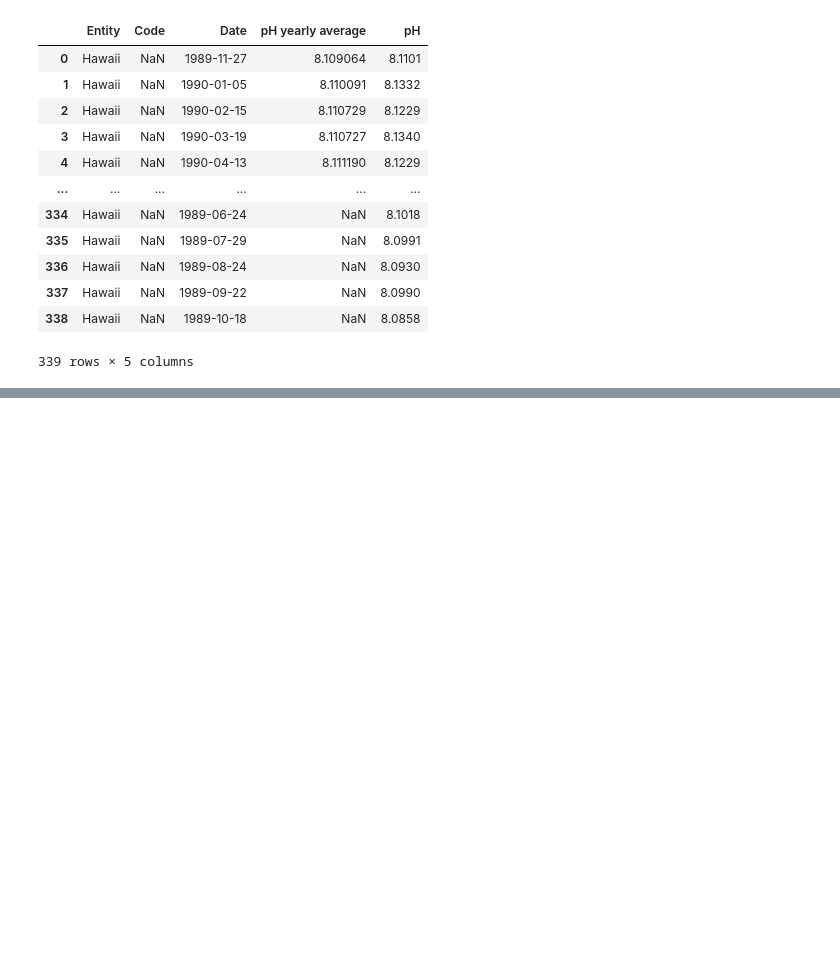
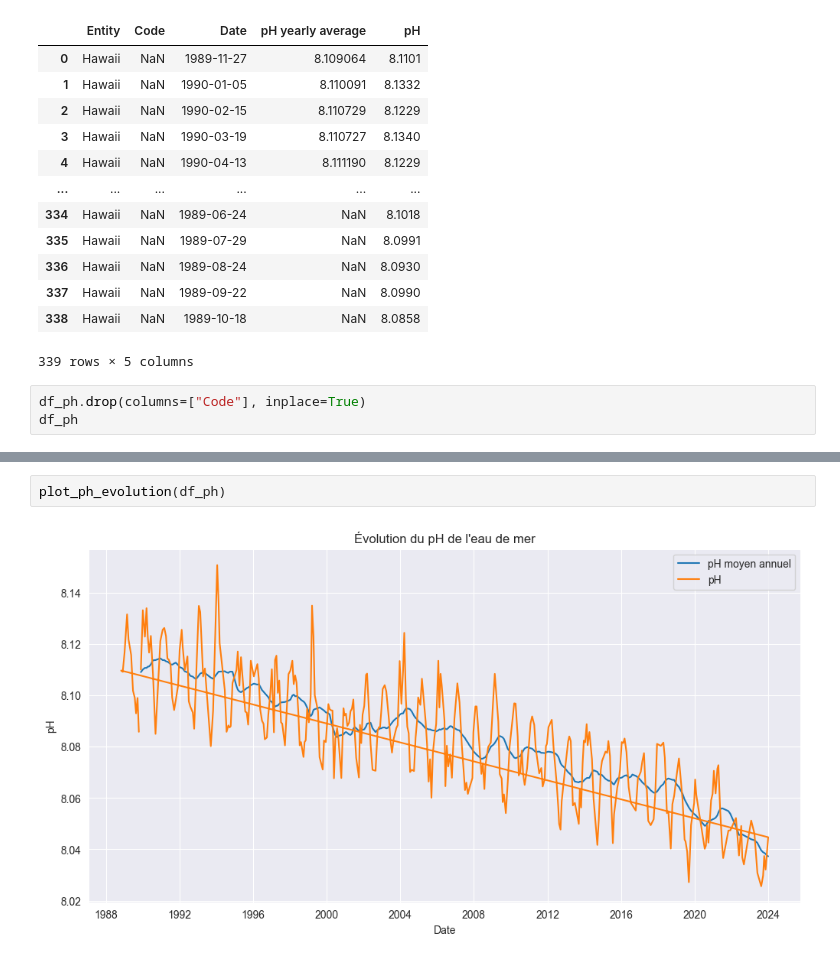
Before and after one commit to Juliendnte/OceanState_Analysis, a Jupyter notebook: oceanstate_analysis/notebooks/exploratory/plastic.ipynb, the cells around one changed output, grey strips where cells are left out. Saved outputs shown, nothing was run; the diff lists cells and outputs as text; blank space fills up the shorter version.

Commit message:
feat ph preprocess and plot

```diff
--- a/oceanstate_analysis/notebooks/exploratory/plastic.ipynb
+++ b/oceanstate_analysis/notebooks/exploratory/plastic.ipynb
@@ -26,3 +26,6 @@ df_ph
 | 337 | Hawaii | NaN | 1989-09-22 | NaN | 8.0990 |
 | 338 | Hawaii | NaN | 1989-10-18 | NaN | 8.0858 |
 339 rows × 5 columns
+# %%
+df_ph.drop(columns=["Code"], inplace=True)
+df_ph
@@ -28,0 +46,4 @@ df_ph
+# %%
+plot_ph_evolution(df_ph)
+# %% [output]
+[figure, added]
```
Also changed, not shown: parts of 2 cells of this notebook, 2 other files.
